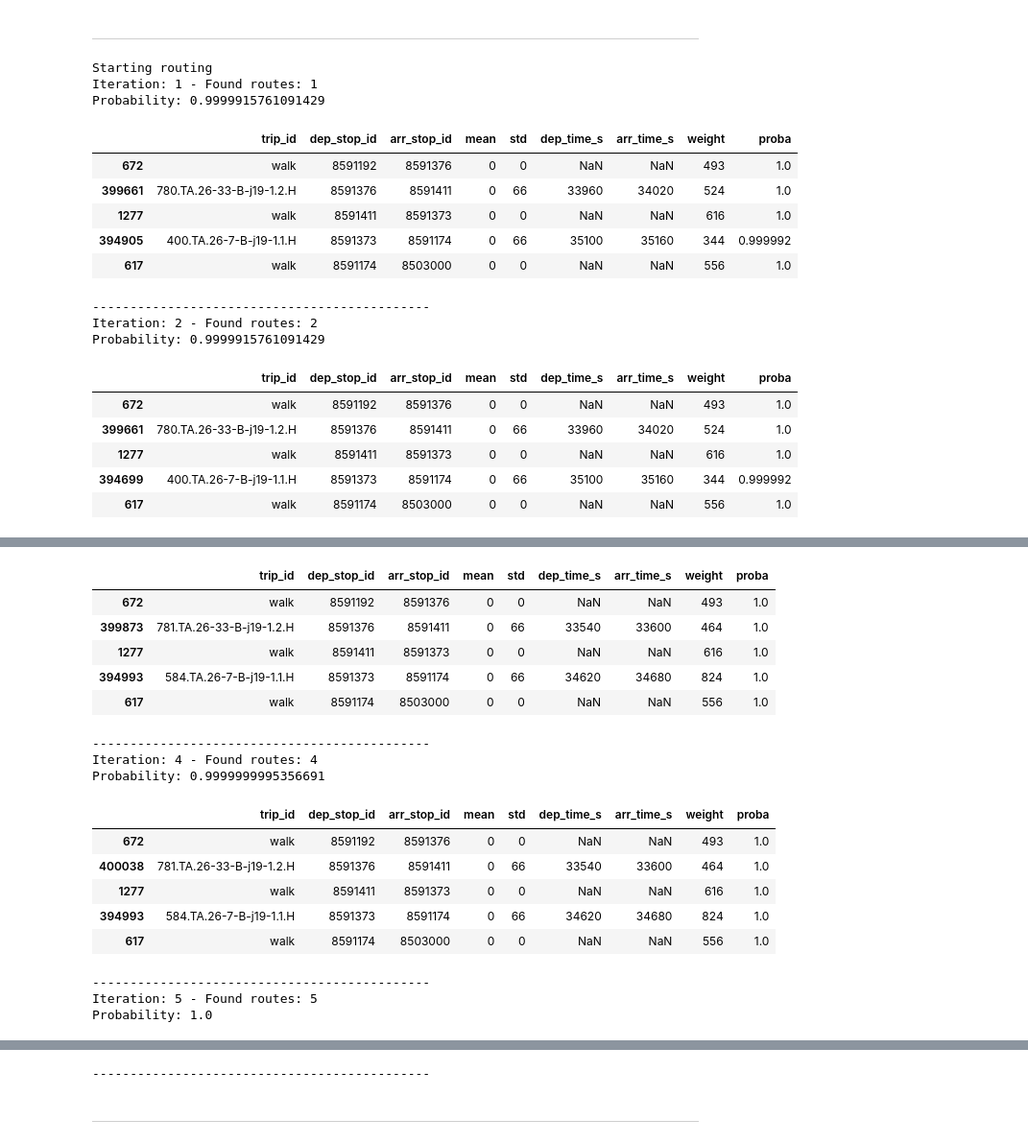
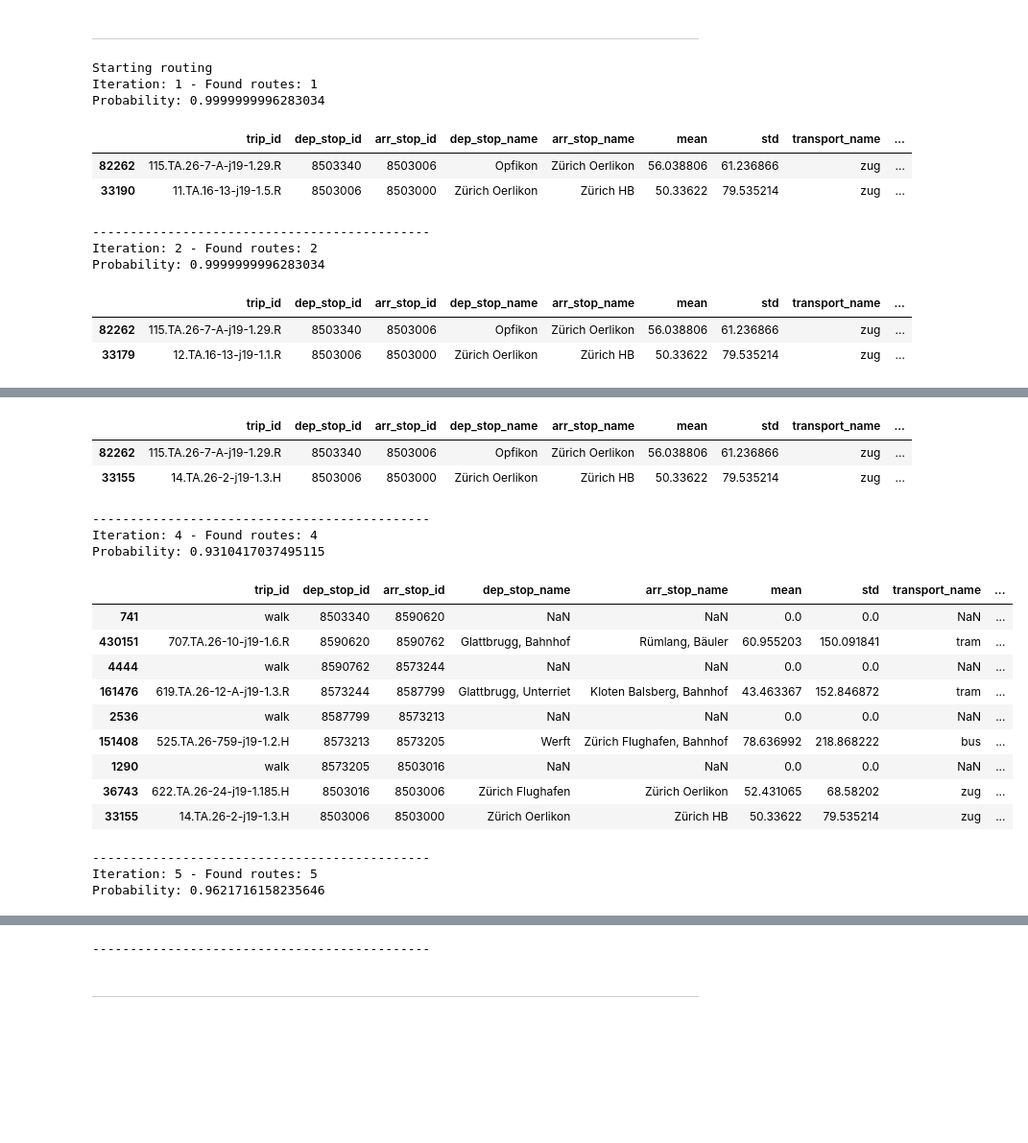
Before and after one commit to michaelroust/stochastic-journey-planner, a Jupyter notebook: notebooks/algo.ipynb, the cells around one changed output, grey strips where cells are left out. Shown at 96% size. Saved outputs shown, nothing was run; the diff lists cells and outputs as text; code cells hidden in the pictures; blank space fills up the shorter version.

```diff
--- a/notebooks/algo.ipynb
+++ b/notebooks/algo.ipynb
@@ -3,7 +3,7 @@
 import pickle
 import pandas as pd
 pd.set_option("display.max_rows",40)
-# pd.set_option("display.max_columns", 10)
+pd.set_option("display.max_columns", 100)
 import matplotlib.pyplot as plt
 %matplotlib inline
 
@@ -20,28 +20,23 @@ _____
 END_TIME = Time(h=10).in_seconds()
 END_ID = ZURICH_HB_ID
 # START_ID = ZURICH_WERD_ID
-START_ID = 8591192
+# START_ID = 8591192
+START_ID = 8503340
 DAY_OF_WEEK = 1     # Val
 
-routes_data = generate_routes(START_ID, END_ID, END_TIME, DAY_OF_WEEK, verbose=True)
+routes_data = generate_routes(START_ID, END_ID, END_TIME, DAY_OF_WEEK, min_confidence=0.8, verbose=True)
 # %% [output]
 Starting routing
 Iteration: 1 - Found routes: 1
-Probability: 0.9999915761091429
+Probability: 0.9999999996283034
-|  | trip_id | dep_stop_id | arr_stop_id | mean | std | dep_time_s | arr_time_s | weight | proba |
-| 672 | walk | 8591192 | 8591376 | 0 | 0 | NaN | NaN | 493 | 1.0 |
-| 399661 | 780.TA.26-33-B-j19-1.2.H | 8591376 | 8591411 | 0 | 66 | 33960 | 34020 | 524 | 1.0 |
-| 1277 | walk | 8591411 | 8591373 | 0 | 0 | NaN | NaN | 616 | 1.0 |
-| 394905 | 400.TA.26-7-B-j19-1.1.H | 8591373 | 8591174 | 0 | 66 | 35100 | 35160 | 344 | 0.999992 |
-| 617 | walk | 8591174 | 8503000 | 0 | 0 | NaN | NaN | 556 | 1.0 |
+|  | trip_id | dep_stop_id | arr_stop_id | dep_stop_name | arr_stop_name | mean | std | transport_name | ... |
+| 82262 | 115.TA.26-7-A-j19-1.29.R | 8503340 | 8503006 | Opfikon | Zürich Oerlikon | 56.038806 | 61.236866 | zug | ... |
+| 33190 | 11.TA.16-13-j19-1.5.R | 8503006 | 8503000 | Zürich Oerlikon | Zürich HB | 50.33622 | 79.535214 | zug | ... |
 ---------------------------------------------
 Iteration: 2 - Found routes: 2
-Probability: 0.9999915761091429
+Probability: 0.9999999996283034
-|  | trip_id | dep_stop_id | arr_stop_id | mean | std | dep_time_s | arr_time_s | weight | proba |
-| 672 | walk | 8591192 | 8591376 | 0 | 0 | NaN | NaN | 493 | 1.0 |
-| 399661 | 780.TA.26-33-B-j19-1.2.H | 8591376 | 8591411 | 0 | 66 | 33960 | 34020 | 524 | 1.0 |
-| 1277 | walk | 8591411 | 8591373 | 0 | 0 | NaN | NaN | 616 | 1.0 |
-| 394699 | 400.TA.26-7-B-j19-1.1.H | 8591373 | 8591174 | 0 | 66 | 35100 | 35160 | 344 | 0.999992 |
-| 617 | walk | 8591174 | 8503000 | 0 | 0 | NaN | NaN | 556 | 1.0 |
+|  | trip_id | dep_stop_id | arr_stop_id | dep_stop_name | arr_stop_name | mean | std | transport_name | ... |
+| 82262 | 115.TA.26-7-A-j19-1.29.R | 8503340 | 8503006 | Opfikon | Zürich Oerlikon | 56.038806 | 61.236866 | zug | ... |
+| 33179 | 12.TA.16-13-j19-1.1.R | 8503006 | 8503000 | Zürich Oerlikon | Zürich HB | 50.33622 | 79.535214 | zug | ... |
 ---------------------------------------------
 Iteration: 3 - Found routes: 3
@@ -49,18 +44,19 @@ Probability: 0.9999999995356691
-|  | trip_id | dep_stop_id | arr_stop_id | mean | std | dep_time_s | arr_time_s | weight | proba |
-| 672 | walk | 8591192 | 8591376 | 0 | 0 | NaN | NaN | 493 | 1.0 |
-| 399873 | 781.TA.26-33-B-j19-1.2.H | 8591376 | 8591411 | 0 | 66 | 33540 | 33600 | 464 | 1.0 |
-| 1277 | walk | 8591411 | 8591373 | 0 | 0 | NaN | NaN | 616 | 1.0 |
-| 394993 | 584.TA.26-7-B-j19-1.1.H | 8591373 | 8591174 | 0 | 66 | 34620 | 34680 | 824 | 1.0 |
-| 617 | walk | 8591174 | 8503000 | 0 | 0 | NaN | NaN | 556 | 1.0 |
+|  | trip_id | dep_stop_id | arr_stop_id | dep_stop_name | arr_stop_name | mean | std | transport_name | ... |
+| 82262 | 115.TA.26-7-A-j19-1.29.R | 8503340 | 8503006 | Opfikon | Zürich Oerlikon | 56.038806 | 61.236866 | zug | ... |
+| 33155 | 14.TA.26-2-j19-1.3.H | 8503006 | 8503000 | Zürich Oerlikon | Zürich HB | 50.33622 | 79.535214 | zug | ... |
 ---------------------------------------------
 Iteration: 4 - Found routes: 4
-Probability: 0.9999999995356691
+Probability: 0.9310417037495115
-|  | trip_id | dep_stop_id | arr_stop_id | mean | std | dep_time_s | arr_time_s | weight | proba |
-| 672 | walk | 8591192 | 8591376 | 0 | 0 | NaN | NaN | 493 | 1.0 |
-| 400038 | 781.TA.26-33-B-j19-1.2.H | 8591376 | 8591411 | 0 | 66 | 33540 | 33600 | 464 | 1.0 |
-| 1277 | walk | 8591411 | 8591373 | 0 | 0 | NaN | NaN | 616 | 1.0 |
-| 394993 | 584.TA.26-7-B-j19-1.1.H | 8591373 | 8591174 | 0 | 66 | 34620 | 34680 | 824 | 1.0 |
-| 617 | walk | 8591174 | 8503000 | 0 | 0 | NaN | NaN | 556 | 1.0 |
+|  | trip_id | dep_stop_id | arr_stop_id | dep_stop_name | arr_stop_name | mean | std | transport_name | ... |
+| 741 | walk | 8503340 | 8590620 | NaN | NaN | 0.0 | 0.0 | NaN | ... |
+| 430151 | 707.TA.26-10-j19-1.6.R | 8590620 | 8590762 | Glattbrugg, Bahnhof | Rümlang, Bäuler | 60.955203 | 150.091841 | tram | ... |
+| 4444 | walk | 8590762 | 8573244 | NaN | NaN | 0.0 | 0.0 | NaN | ... |
+| 161476 | 619.TA.26-12-A-j19-1.3.R | 8573244 | 8587799 | Glattbrugg, Unterriet | Kloten Balsberg, Bahnhof | 43.463367 | 152.846872 | tram | ... |
+| 2536 | walk | 8587799 | 8573213 | NaN | NaN | 0.0 | 0.0 | NaN | ... |
+| 151408 | 525.TA.26-759-j19-1.2.H | 8573213 | 8573205 | Werft | Zürich Flughafen, Bahnhof | 78.636992 | 218.868222 | bus | ... |
+| 1290 | walk | 8573205 | 8503016 | NaN | NaN | 0.0 | 0.0 | NaN | ... |
+| 36743 | 622.TA.26-24-j19-1.185.H | 8503016 | 8503006 | Zürich Flughafen | Zürich Oerlikon | 52.431065 | 68.58202 | zug | ... |
+| 33155 | 14.TA.26-2-j19-1.3.H | 8503006 | 8503000 | Zürich Oerlikon | Zürich HB | 50.33622 | 79.535214 | zug | ... |
 ---------------------------------------------
 Iteration: 5 - Found routes: 5
-Probability: 1.0
+Probability: 0.9621716158235646
```
Also changed, not shown: parts of 4 cells of this notebook, 10 other files.
